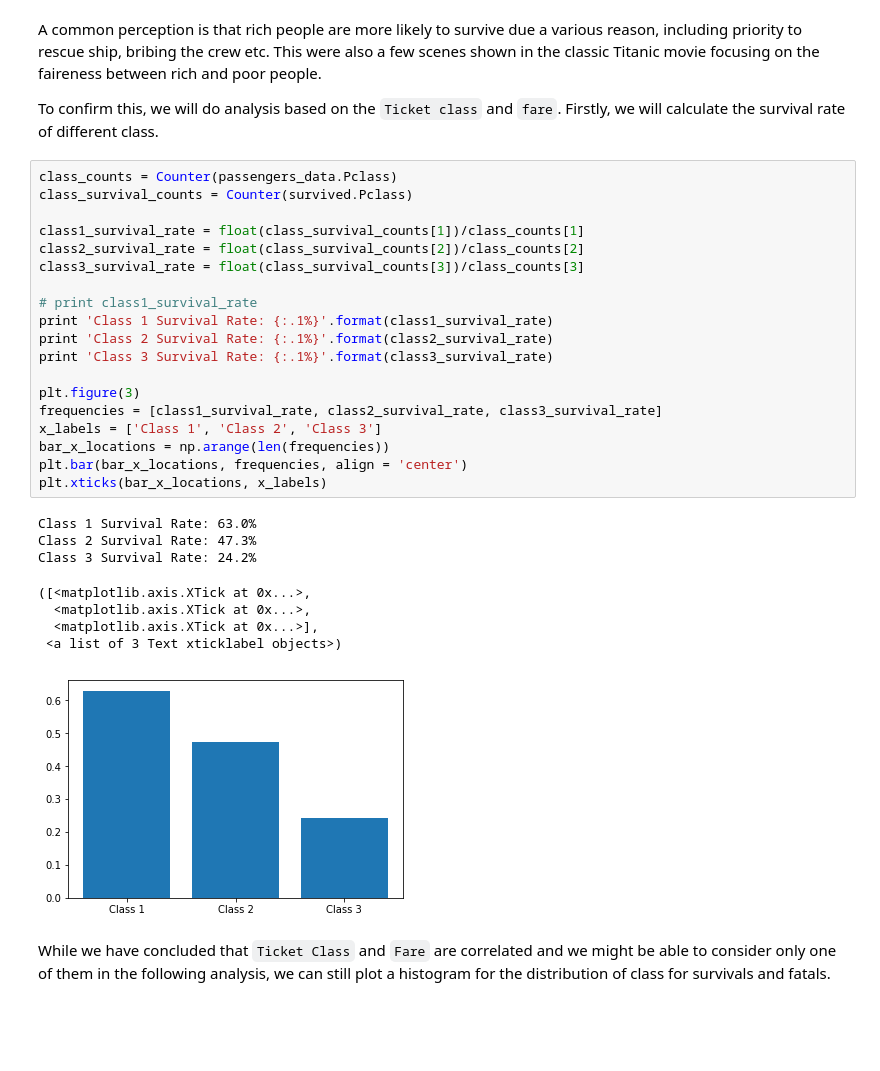
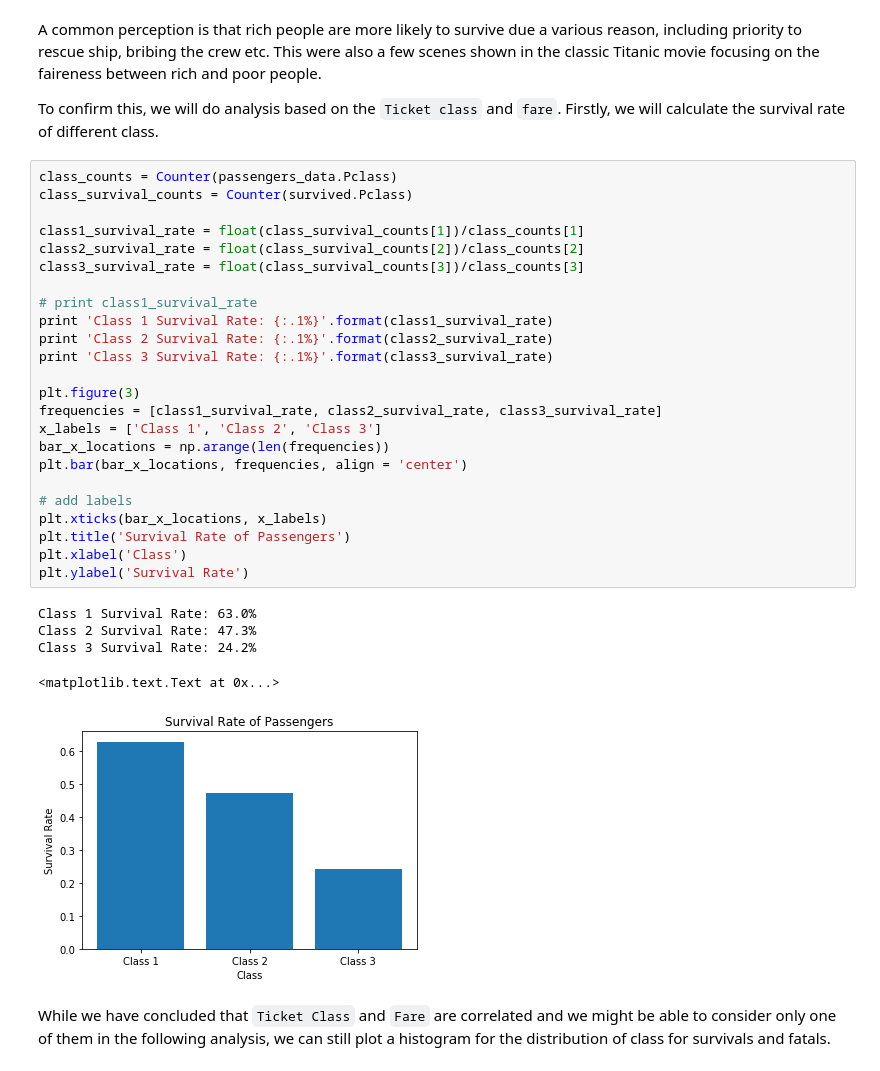
Before and after one commit to darrenchiu/udacity-data-analyst-nanodegree, a Jupyter notebook: P1-Investigate_a_Dataset/Investigate_a_Dataset_Titanic.ipynb, the cells around one changed output. Saved outputs shown, nothing was run; the diff lists cells and outputs as text; blank space fills up the shorter version.

```diff
--- a/P1-Investigate_a_Dataset/Investigate_a_Dataset_Titanic.ipynb
+++ b/P1-Investigate_a_Dataset/Investigate_a_Dataset_Titanic.ipynb
@@ -199,31 +256,33 @@ To confirm this, we will do analysis based on the `Ticket class` and `fare`. Fir
 # %%
 class_counts = Counter(passengers_data.Pclass)
 class_survival_counts = Counter(survived.Pclass)
 
 class1_survival_rate = float(class_survival_counts[1])/class_counts[1]
 class2_survival_rate = float(class_survival_counts[2])/class_counts[2]
 class3_survival_rate = float(class_survival_counts[3])/class_counts[3]
 
 # print class1_survival_rate
 print 'Class 1 Survival Rate: {:.1%}'.format(class1_survival_rate)
 print 'Class 2 Survival Rate: {:.1%}'.format(class2_survival_rate)
 print 'Class 3 Survival Rate: {:.1%}'.format(class3_survival_rate)
 
 plt.figure(3)
 frequencies = [class1_survival_rate, class2_survival_rate, class3_survival_rate]
 x_labels = ['Class 1', 'Class 2', 'Class 3']
 bar_x_locations = np.arange(len(frequencies))
 plt.bar(bar_x_locations, frequencies, align = 'center')
+
+# add labels
 plt.xticks(bar_x_locations, x_labels)
+plt.title('Survival Rate of Passengers')
+plt.xlabel('Class')
+plt.ylabel('Survival Rate')
 # %% [output]
 Class 1 Survival Rate: 63.0%
 Class 2 Survival Rate: 47.3%
 Class 3 Survival Rate: 24.2%
-([<matplotlib.axis.XTick at 0x...>,
-  <matplotlib.axis.XTick at 0x...>,
-  <matplotlib.axis.XTick at 0x...>],
- <a list of 3 Text xticklabel objects>)
+<matplotlib.text.Text at 0x...>
-[figure, old version]
+[figure, new version]
 # %% [markdown]
 While we have concluded that `Ticket Class` and `Fare` are correlated and we might be able to consider only one of them in the following analysis, we can still plot a histogram for the distribution of class for survivals and fatals.
 # %%
```
Also changed, not shown: parts of 15 cells of this notebook, 2 other files.
